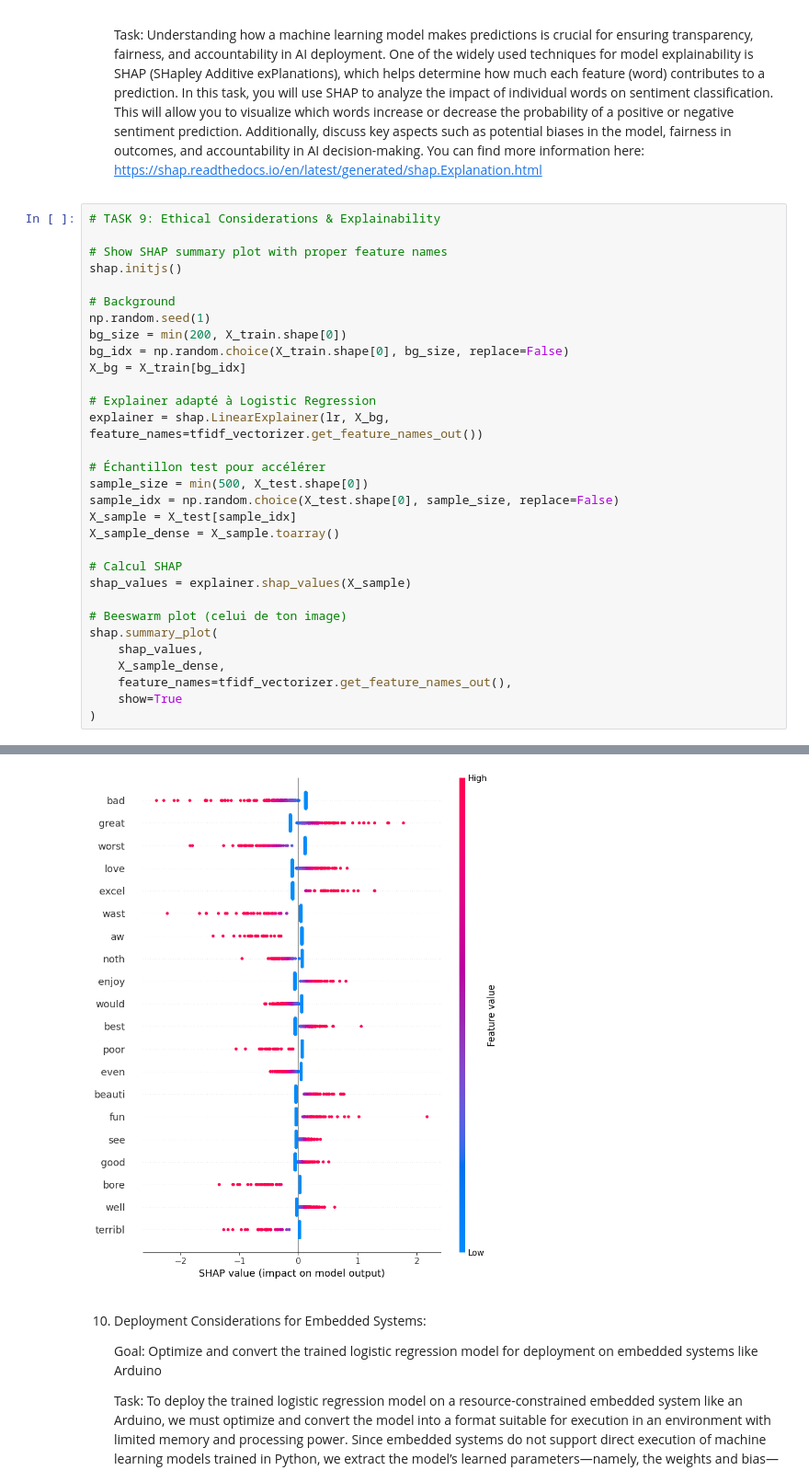
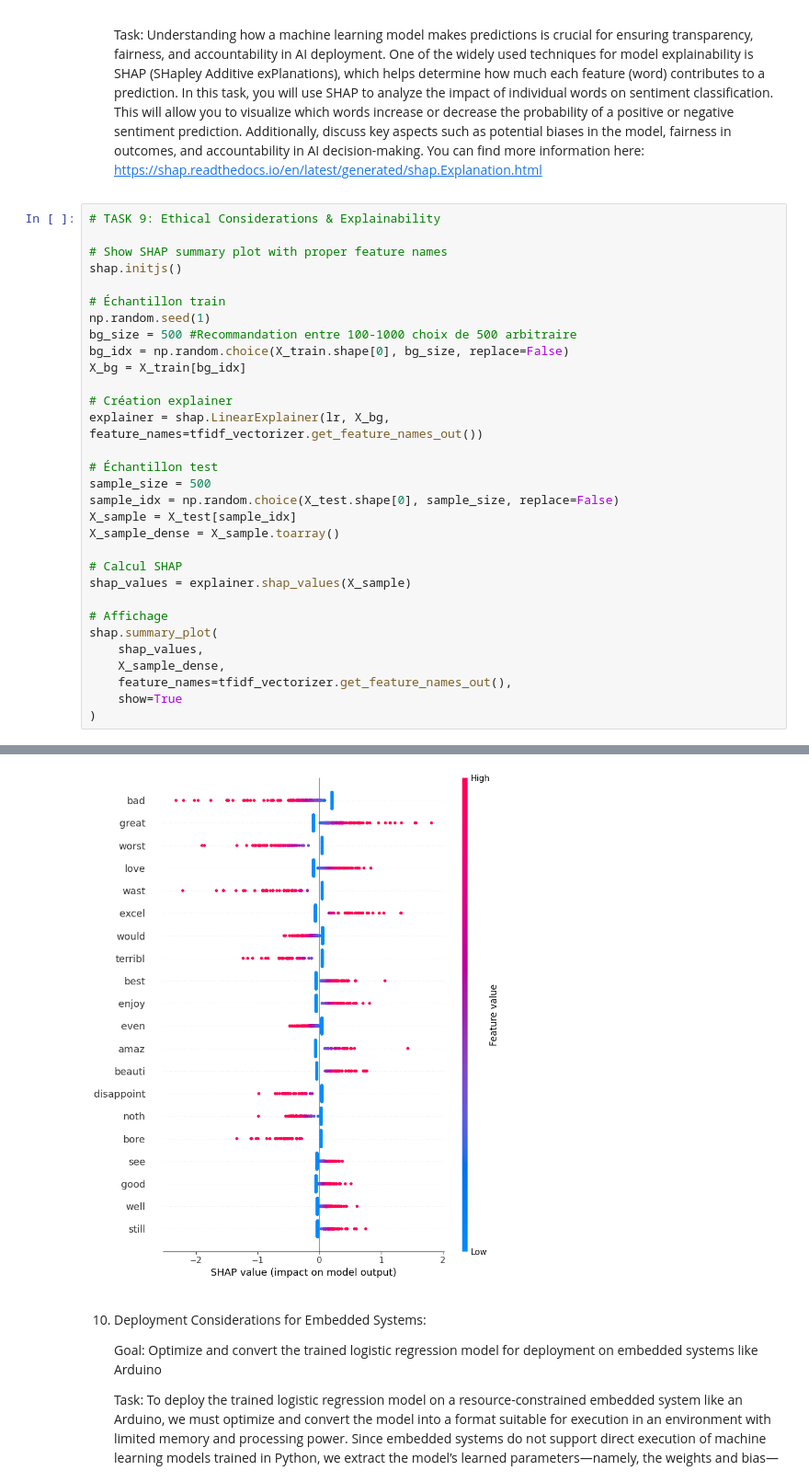
Before and after one commit to CABS72030202/GEI1092_Projet1, a Jupyter notebook: Mini_Project1.ipynb, the cells around one changed output, grey strips where cells are left out. Shown at 92% size. Saved outputs shown, nothing was run; the diff lists cells and outputs as text.

```diff
--- a/Mini_Project1.ipynb
+++ b/Mini_Project1.ipynb
@@ -403,37 +403,37 @@ plt.show()
 # %%
 # TASK 9: Ethical Considerations & Explainability
 
 # Show SHAP summary plot with proper feature names
 shap.initjs()
 
-# Background
+# Échantillon train
 np.random.seed(1)
-bg_size = min(200, X_train.shape[0])
+bg_size = 500 #Recommandation entre 100-1000 choix de 500 arbitraire
 bg_idx = np.random.choice(X_train.shape[0], bg_size, replace=False)
 X_bg = X_train[bg_idx]
 
-# Explainer adapté à Logistic Regression
+# Création explainer
 explainer = shap.LinearExplainer(lr, X_bg, feature_names=tfidf_vectorizer.get_feature_names_out())
 
-# Échantillon test pour accélérer
-sample_size = min(500, X_test.shape[0])
+# Échantillon test
+sample_size = 500
 sample_idx = np.random.choice(X_test.shape[0], sample_size, replace=False)
 X_sample = X_test[sample_idx]
 X_sample_dense = X_sample.toarray()
 
 # Calcul SHAP
 shap_values = explainer.shap_values(X_sample)
 
-# Beeswarm plot (celui de ton image)
+# Affichage
 shap.summary_plot(
     shap_values,
     X_sample_dense,
     feature_names=tfidf_vectorizer.get_feature_names_out(),
     show=True
 )
 # %% [output]
 [interactive output not drawn]
-[figure, old version]
+[figure, new version]
 # %% [markdown]
 10. Deployment Considerations for Embedded Systems:
 
```
Also changed, not shown: parts of 1 cell of this notebook, 1 other file.
